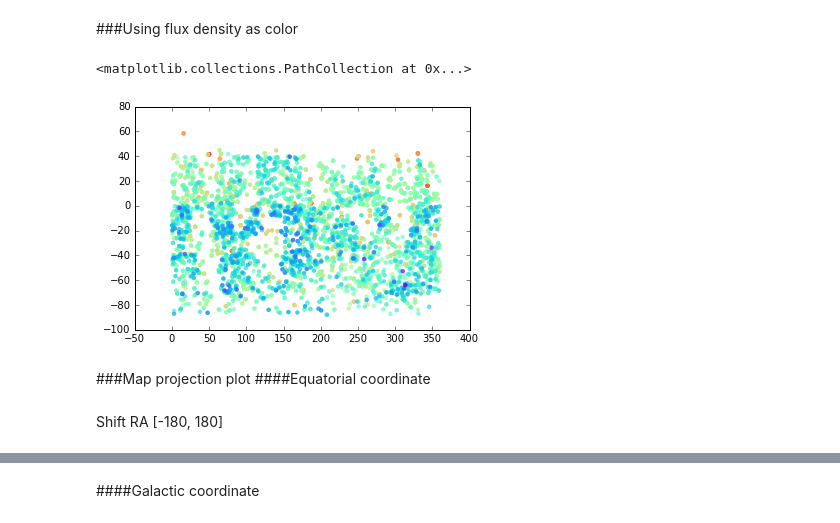
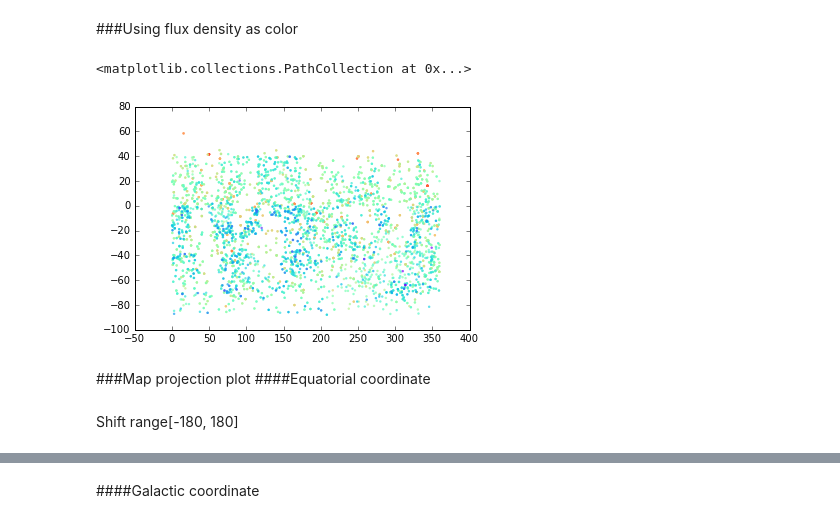
Before and after one commit to ridlo/almaCal_ipynb, a Jupyter notebook: radec_calibrator_ALMA.ipynb, the cells around one changed output, grey strips where cells are left out. Cells and saved outputs as stored; diff of their text form; code cells hidden in the pictures.

```diff
--- a/radec_calibrator_ALMA.ipynb
+++ b/radec_calibrator_ALMA.ipynb
@@ -17,2 +33,9 @@ Inline matplotlib plot
+# %%
+input_file = "/home/ridlo/project/ALMA/alma-calibrator/src/CalSept2015.list"
+# %%
+data = read_calibrator_list(input_file, fluxmin = 0.0) # change fluxmin
+# %%
+data_np = np.array(data)
+ra, dec, flux = data_np[:,0], data_np[:,1], data_np[:,2]
 # %%
 %matplotlib inline
@@ -44,5 +42,3 @@ data
-# %%
-ra = data["RA (J2000)"].copy(); dec = data["DEC (J2000)"].copy()
 # %%
 plt.plot(ra, dec, 'b.')
 # %% [output]
@@ -61,8 +53,12 @@ cmap = plt.cm.rainbow
 # %%
-plt.scatter(ra, dec, c=flux_log/max_flux, lw=0, alpha=0.7, cmap=cmap)
+flux_log = np.log(flux)
+max_flux = flux_log.max()
+cmap = plt.cm.rainbow
+color = flux_log/max_flux
+plt.scatter(ra, dec, c=color, s=6, lw=0, alpha=0.7, cmap=cmap)
 # %% [output]
 <matplotlib.collections.PathCollection at 0x...>
-[figure, old version]
+[figure, new version]
 # %% [markdown]
 ###Map projection plot
 ####Equatorial coordinate
@@ -71,4 +67,4 @@ from mpl_toolkits.basemap import Basemap
 # %%
 m = Basemap(projection='moll', lon_0=0) # center at 'longitude' 0
 # %% [markdown]
-Shift RA [-180, 180]
+Shift range[-180, 180]
```
Also changed, not shown: parts of 33 cells of this notebook.
